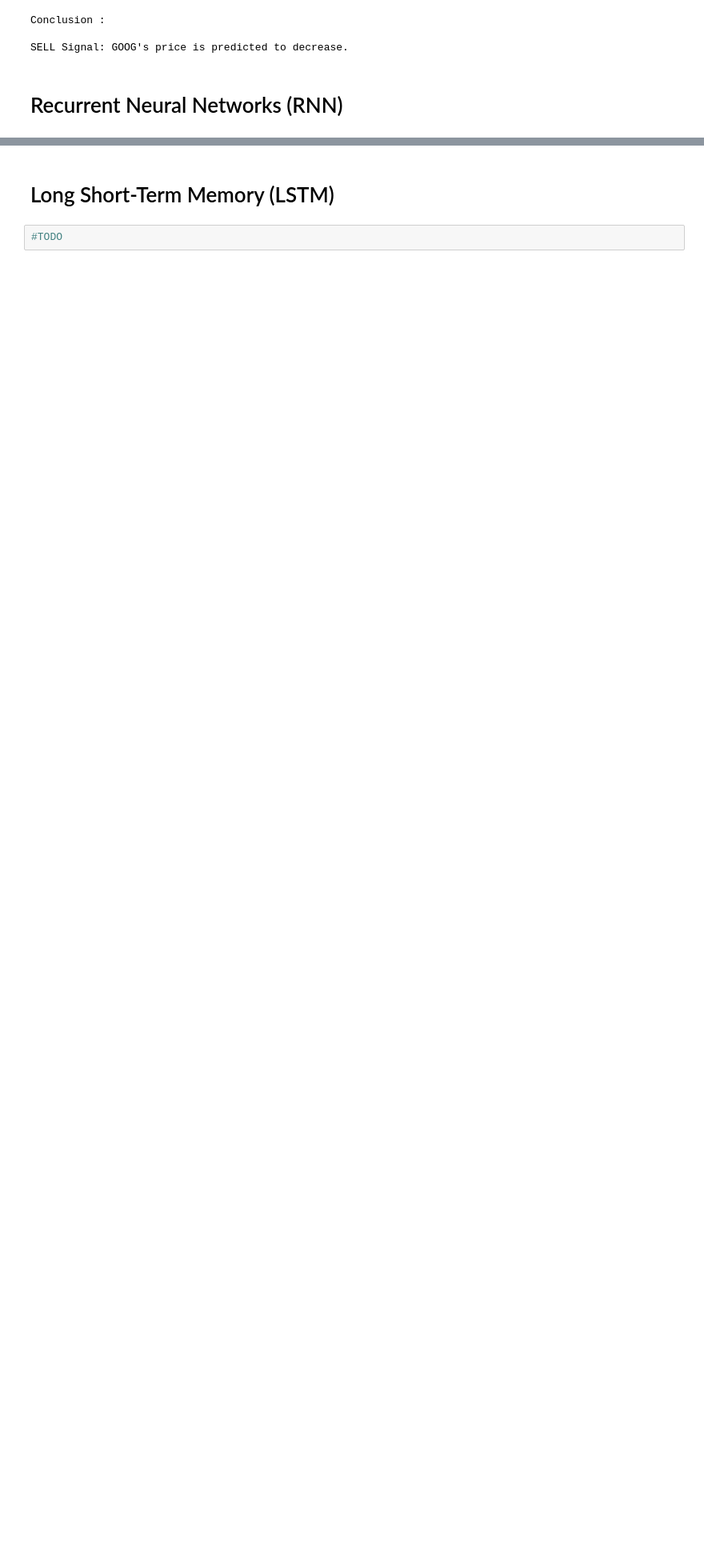
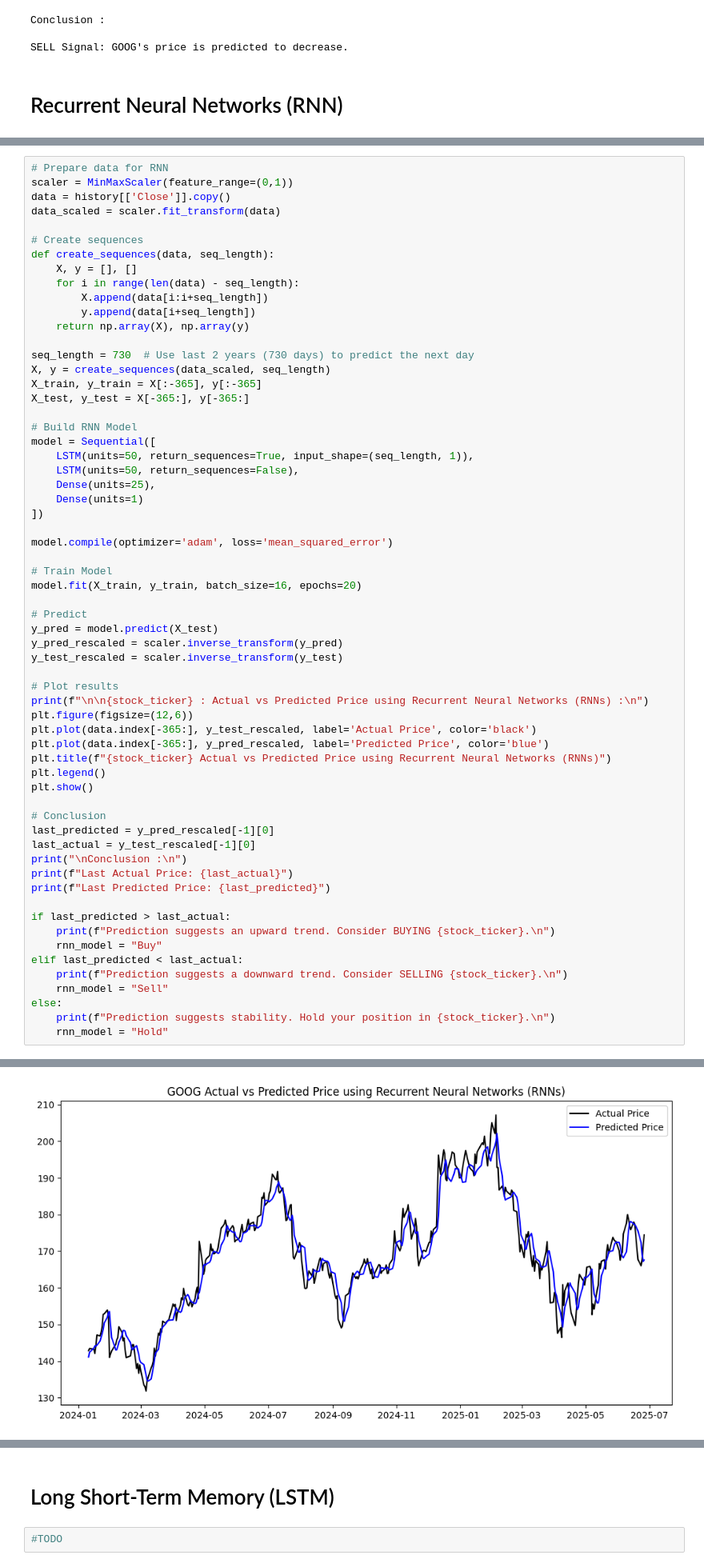
Before and after one commit to Hello-Kitty-1311/Stock-Analysis-V1, a Jupyter notebook: code.ipynb, the cells around one changed output, grey strips where cells are left out. Shown at 80% size. Saved outputs shown, nothing was run; the diff lists cells and outputs as text; blank space fills up the shorter version.

Commit message:
Recurrent Neural Networks (RNN)

```diff
--- a/code.ipynb
+++ b/code.ipynb
@@ -748,0 +747,63 @@ SELL Signal: GOOG's price is predicted to decrease.
+# %%
+# Prepare data for RNN
+scaler = MinMaxScaler(feature_range=(0,1))
+data = history[['Close']].copy()
+data_scaled = scaler.fit_transform(data)
+
+# Create sequences
+def create_sequences(data, seq_length):
+    X, y = [], []
+    for i in range(len(data) - seq_length):
+        X.append(data[i:i+seq_length])
+        y.append(data[i+seq_length])
+    return np.array(X), np.array(y)
+
+seq_length = 730  # Use last 2 years (730 days) to predict the next day
+X, y = create_sequences(data_scaled, seq_length)
+X_train, y_train = X[:-365], y[:-365]
+X_test, y_test = X[-365:], y[-365:]
+
+# Build RNN Model
+model = Sequential([
+    LSTM(units=50, return_sequences=True, input_shape=(seq_length, 1)),
+    LSTM(units=50, return_sequences=False),
+    Dense(units=25),
+    Dense(units=1)
+])
+
+model.compile(optimizer='adam', loss='mean_squared_error')
+
+# Train Model
+model.fit(X_train, y_train, batch_size=16, epochs=20)
+
+# Predict
+y_pred = model.predict(X_test)
+y_pred_rescaled = scaler.inverse_transform(y_pred)
+y_test_rescaled = scaler.inverse_transform(y_test)
+
+# Plot results
+print(f"\n\n{stock_ticker} : Actual vs Predicted Price using Recurrent Neural Networks (RNNs) :\n")
+plt.figure(figsize=(12,6))
+plt.plot(data.index[-365:], y_test_rescaled, label='Actual Price', color='black')
+plt.plot(data.index[-365:], y_pred_rescaled, label='Predicted Price', color='blue')
+plt.title(f"{stock_ticker} Actual vs Predicted Price using Recurrent Neural Networks (RNNs)")
+plt.legend()
+plt.show()
+
+# Conclusion
+last_predicted = y_pred_rescaled[-1][0]
+last_actual = y_test_rescaled[-1][0]
+print("\nConclusion :\n")
+print(f"Last Actual Price: {last_actual}")
+print(f"Last Predicted Price: {last_predicted}")
+
+if last_predicted > last_actual:
+    print(f"Prediction suggests an upward trend. Consider BUYING {stock_ticker}.\n")
+    rnn_model = "Buy"
+elif last_predicted < last_actual:
+    print(f"Prediction suggests a downward trend. Consider SELLING {stock_ticker}.\n")
+    rnn_model = "Sell"
+else:
+    print(f"Prediction suggests stability. Hold your position in {stock_ticker}.\n")
+    rnn_model = "Hold"
+# %% [output]
@@ -748,0 +827 @@ SELL Signal: GOOG's price is predicted to decrease.
+[figure, added]
```
Also changed, not shown: parts of 2 cells of this notebook.
